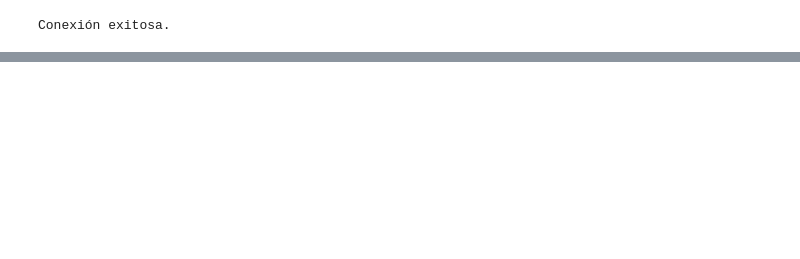
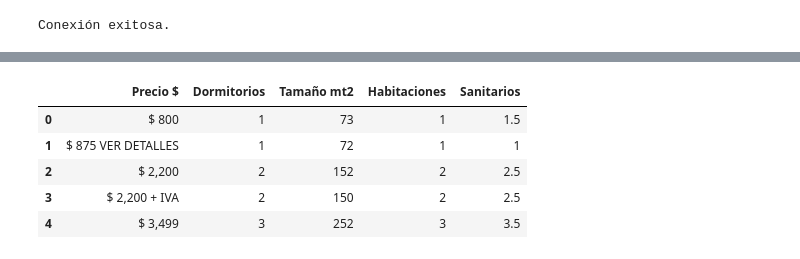
Before and after one commit to luispegr25/Data-Science-, a Jupyter notebook: Proyecto Scraping/proyecto_scraping.ipynb, the cells around one changed output, grey strips where cells are left out. Drawn from its saved outputs; the diff is of its cells as text; code cells hidden in the pictures; blank space fills up the shorter version.

```diff
--- a/Proyecto Scraping/proyecto_scraping.ipynb
+++ b/Proyecto Scraping/proyecto_scraping.ipynb
@@ -84,0 +121,11 @@ print(dataframe_apartamentos.head())
+# %%
+# chunk 3
+df.drop(['Nombre','Parqueos', 'Zona', 'Agente', 'Tipo de Propiedad', 'URL'], axis=1, inplace=True)
+df.head()
+# %% [output]
+|  | Precio $ | Dormitorios | Tamaño mt2 | Habitaciones | Sanitarios |
+| 0 | $ 800 | 1 | 73 | 1 | 1.5 |
+| 1 | $ 875 VER DETALLES | 1 | 72 | 1 | 1 |
+| 2 | $ 2,200 | 2 | 152 | 2 | 2.5 |
+| 3 | $ 2,200 + IVA | 2 | 150 | 2 | 2.5 |
+| 4 | $ 3,499 | 3 | 252 | 3 | 3.5 |
```
Also changed, not shown: parts of 24 cells of this notebook, 6 other files.
